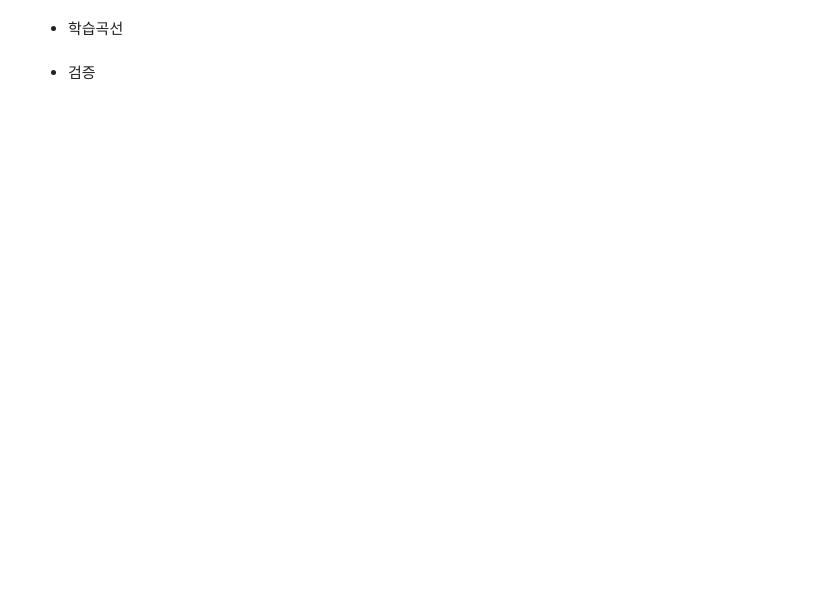
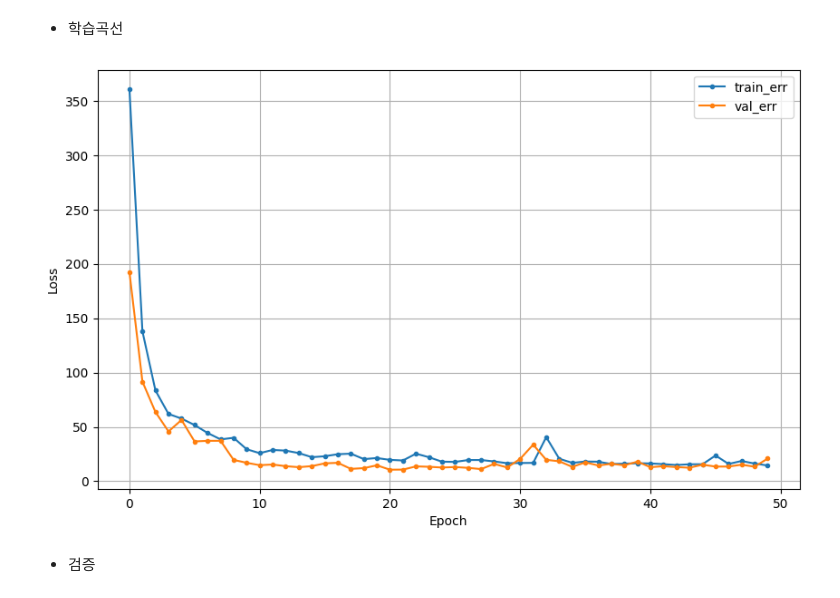
Before and after one commit to kangyoon115/KT_AIVLE, a Jupyter notebook: P8_DeepLearning/딥러닝_실습자료/03과-1 딥러닝1 회귀.ipynb, the cells around one changed output. Cells and saved outputs as stored; diff of their text form; code cells hidden in the pictures; blank space fills up the shorter version.

```diff
--- a/P8_DeepLearning/딥러닝_실습자료/03과-1 딥러닝1 회귀.ipynb
+++ b/P8_DeepLearning/딥러닝_실습자료/03과-1 딥러닝1 회귀.ipynb
@@ -260,3 +496,12 @@ model3.summary()
 | dense (Dense) | (None, 8) | 104 | node, input_shape, activation |
 | dense_1 (Dense) | (None, 4) | 36 | node, activation |
 | dense_2 (Dense) | (None, 1) | 5 | node |
+# %%
+clear_session()
+
+model5=Sequential([Input(shape=(nfeatures,)),
+                   Dense(8,activation='relu'),
+                   Dense(4,activation='relu'),
+                   Dense(1)])
+
+model5.summary()
@@ -263,2 +522,6 @@ model3.summary()
 # %% [markdown]
 * 컴파일 + 학습
+# %%
+model5.compile(optimizer= Adam(learning_rate=0.1),loss='mse')
+# %%
+result3=model5.fit(x_train,y_train,epochs=50,validation_split=0.2).history
@@ -265,4 +546,8 @@ model3.summary()
 # %% [markdown]
 * 학습곡선
+# %%
+dl_history_plot(result3)
+# %% [output]
+[figure, added]
 # %% [markdown]
 * 검증
```
Also changed, not shown: parts of 32 cells of this notebook, 7 other files.
